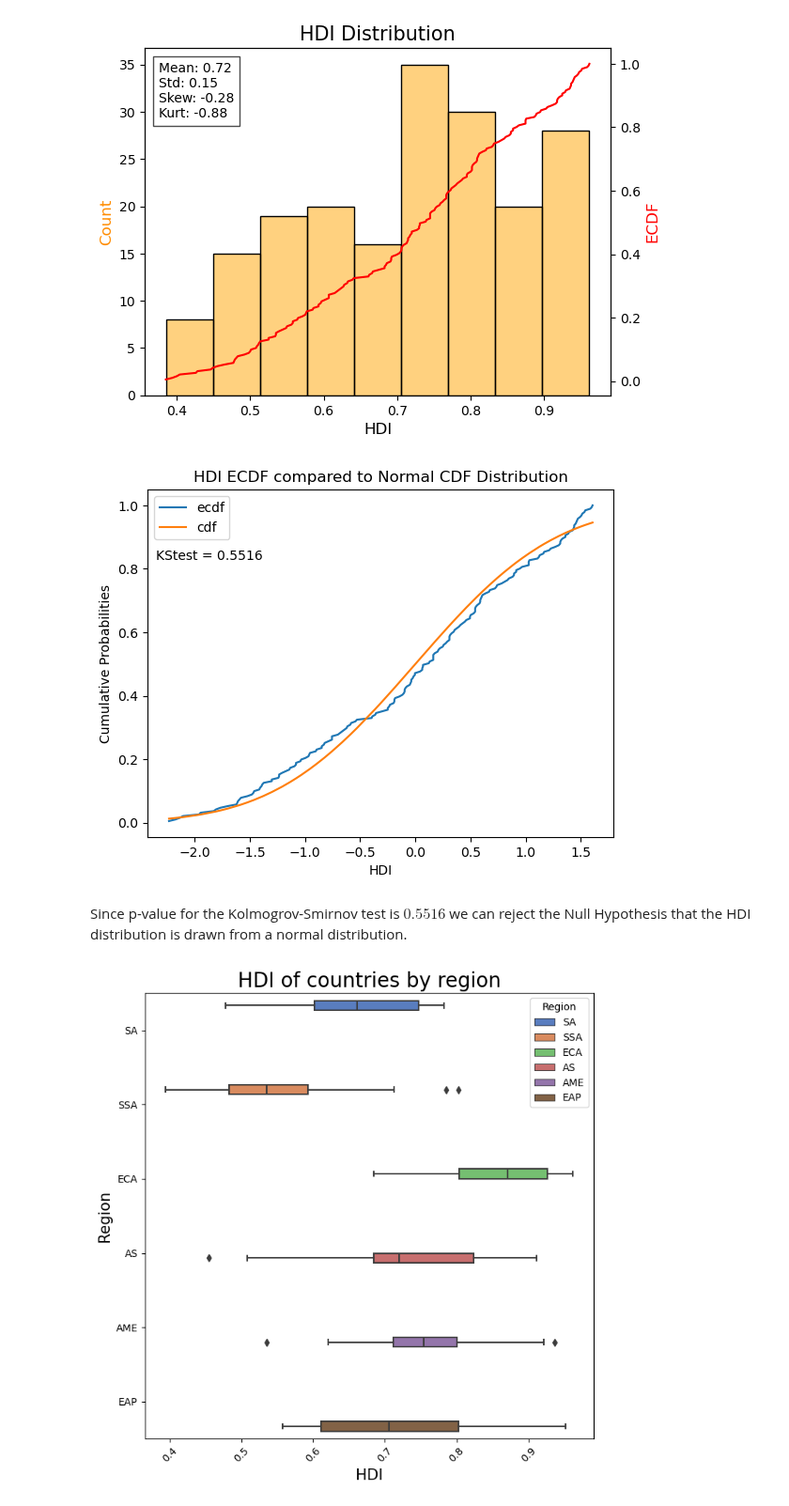
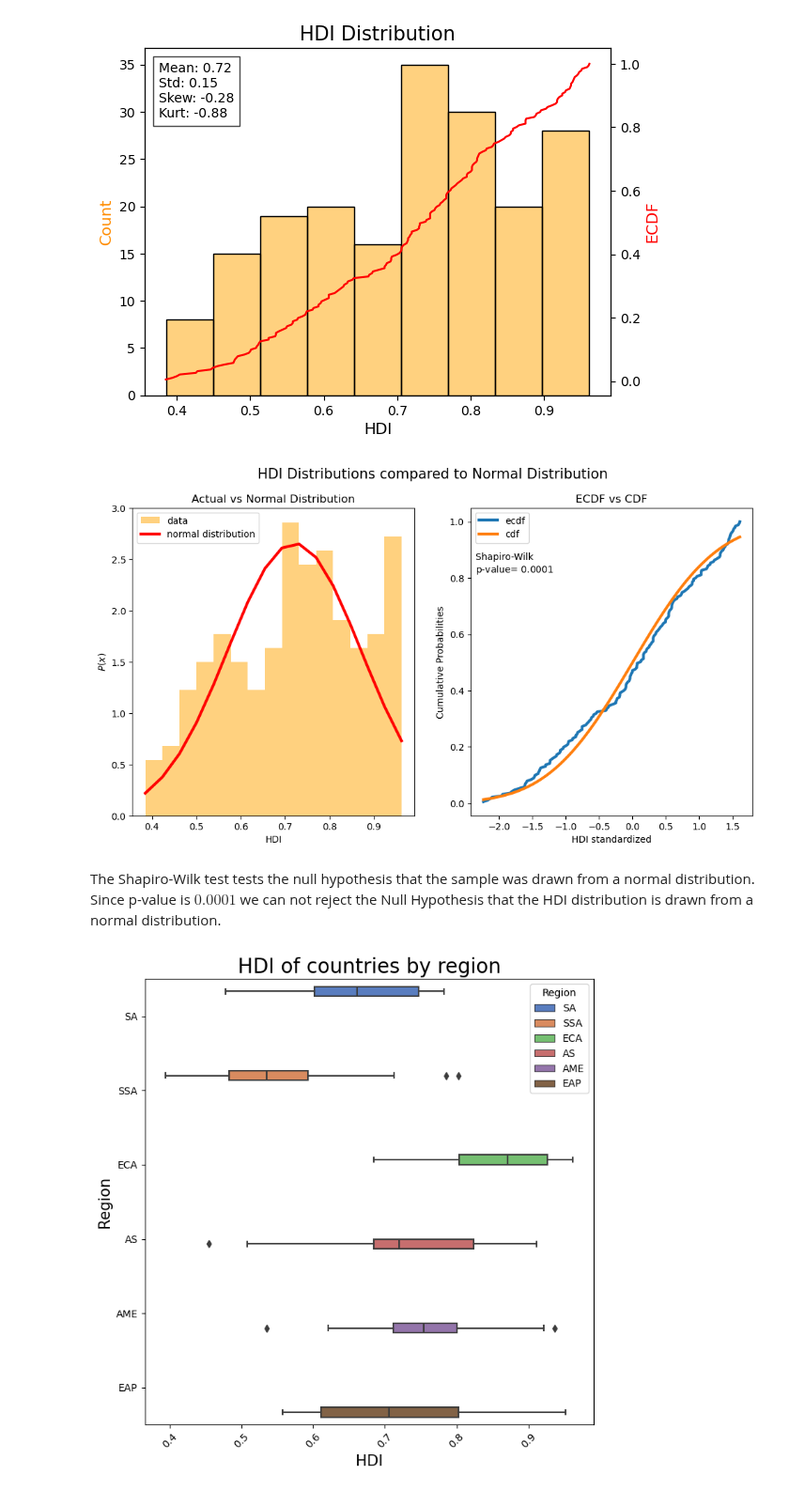
Before and after one commit to jakthehut/HDI-IQ-Analysis, a Jupyter notebook: hdi_iq_analysis_final.ipynb, the cells around one changed output. Shown at 94% size. Saved outputs shown, nothing was run; the diff lists cells and outputs as text; code cells hidden in the pictures.

Commit message:
fit normal distribution

```diff
--- a/hdi_iq_analysis_final.ipynb
+++ b/hdi_iq_analysis_final.ipynb
@@ -558,37 +558,73 @@ plt.show()
 # %% [output]
 [figure]
 # %%
+# FIT normal distribution
+# RUN Shapiro-Wilk test
+
+fig, (ax1, ax2) = plt.subplots(1, 2, figsize=(12, 6))
+
+# Plotting histogram
+counts_norm, bins, ignored = ax1.hist(data,
+                                      bins=15,
+                                      color='orange',
+                                      alpha=0.5,
+                                      density=True,
+                                      label="data")
+
+# normal pdf
+mu = np.mean(data)
+sigma = np.std(data)
+ax1.plot(bins,
+         stats.norm.pdf(bins, loc=mu, scale=sigma),
+         color='red',
+         label="normal distribution",
+         linewidth=3)
+
+# Adding title
+ax1.set_title('Actual vs Normal Distribution', fontsize=12)
+ax1.legend(loc="upper left")
+ax1.set_ylabel('$P(x)$')
+ax1.set_xlabel('HDI')
+
+
 # plot ecdf alongside the theoretical ecdf
-fig, ax = plt.subplots()
-
 
 # Computing and plotting normalized ECDF
 data =  hdi_df['HDI'].tolist()
 mu = np.mean(data)
 sigma = np.std(data)
 sorted_hdi = np.sort((data-mu)/sigma)
 n = sorted_hdi.size
 ecdf = np.arange(1, n + 1) / n
-ax.plot(sorted_hdi, ecdf,label="ecdf")
+ax2.plot(sorted_hdi,
+        ecdf,
+        label="ecdf",
+        linewidth=3)
+
 
 # Plot theoretical CDF
-ax.plot(sorted_hdi, stats.norm.cdf(sorted_hdi), label ='cdf')
+ax2.plot(sorted_hdi,
+            stats.norm.cdf(sorted_hdi),
+            label ='cdf',
+            linewidth=3
+            )
 
+# run the Shapiro-Wilk test
+pval =  stats.shapiro(data)[1]
+ax2.text(-2.35, 0.82, 'Shapiro-Wilk \np-value= $%.4f$'%pval)
 
-# run the Kolmogorov-Smirnov test
-pval =  stats.ks_1samp((data-mu)/sigma, stats.norm.cdf)[1]
-plt.text(-2.35, 0.83, 'KStest = %.4f'%pval)
-
-ax.set_xlabel('HDI')
-ax.set_ylabel('Cumulative Probabilities')
-plt.title('HDI ECDF compared to Normal CDF Distribution')
+ax2.set_xlabel('HDI standardized')
+ax2.set_ylabel('Cumulative Probabilities')
+ax2.set_title('ECDF vs CDF', fontsize=12)
 
 plt.legend()
+fig.suptitle('HDI Distributions compared to Normal Distribution', fontsize=15, ha='center')
+
 plt.show()
 # %% [output]
-[figure, old version]
+[figure, new version]
 # %% [markdown]
-Since p-value for the Kolmogrov-Smirnov test is $0.5516$ we can reject the Null Hypothesis that the HDI distribution is drawn from a normal distribution.
+The Shapiro-Wilk test tests the null hypothesis that the sample was drawn from a normal distribution. Since p-value is $0.0001$ we can not reject the Null Hypothesis that the HDI distribution is drawn from a normal distribution.
 # %%
 # Creating color palette for the regions
 region_col = merged_df["Region"].unique()
```
Also changed, not shown: parts of 1 cell of this notebook.
